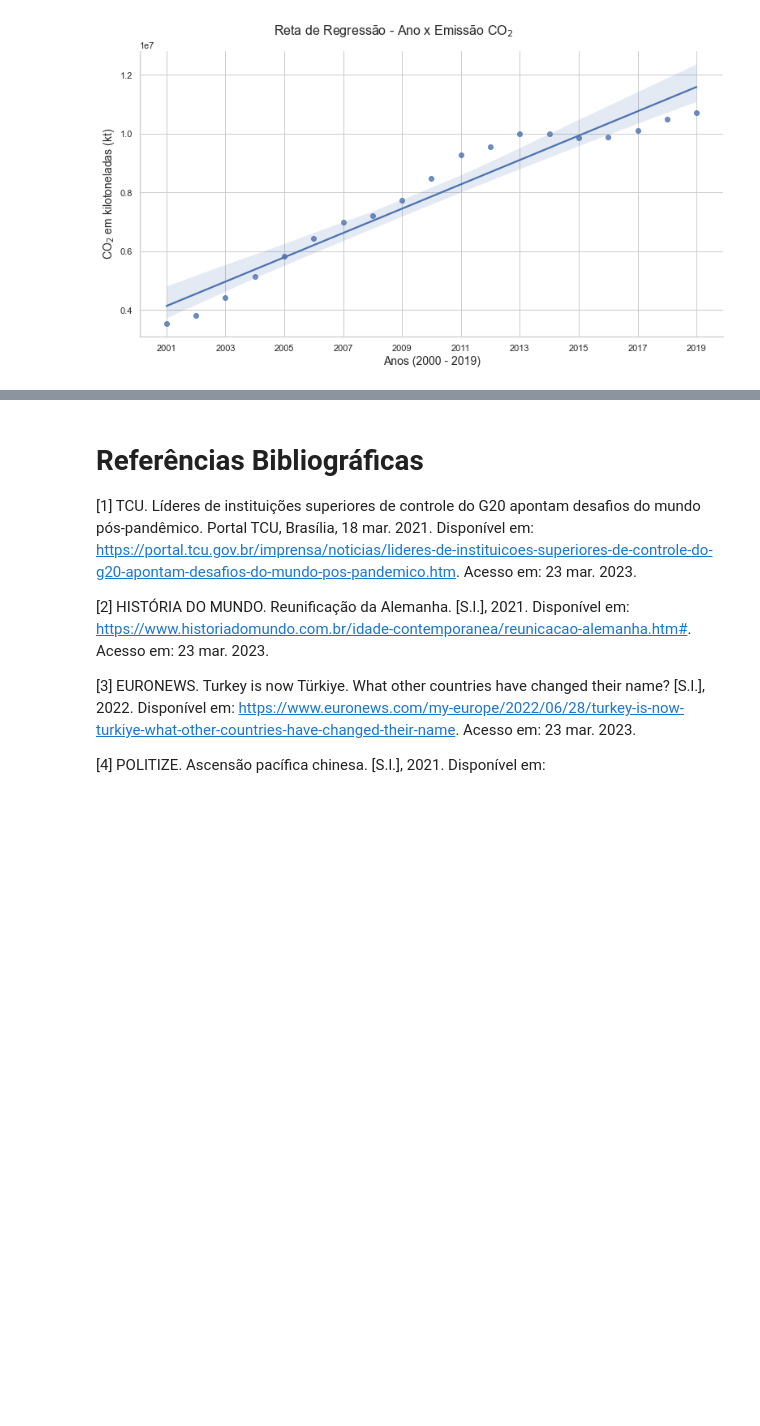
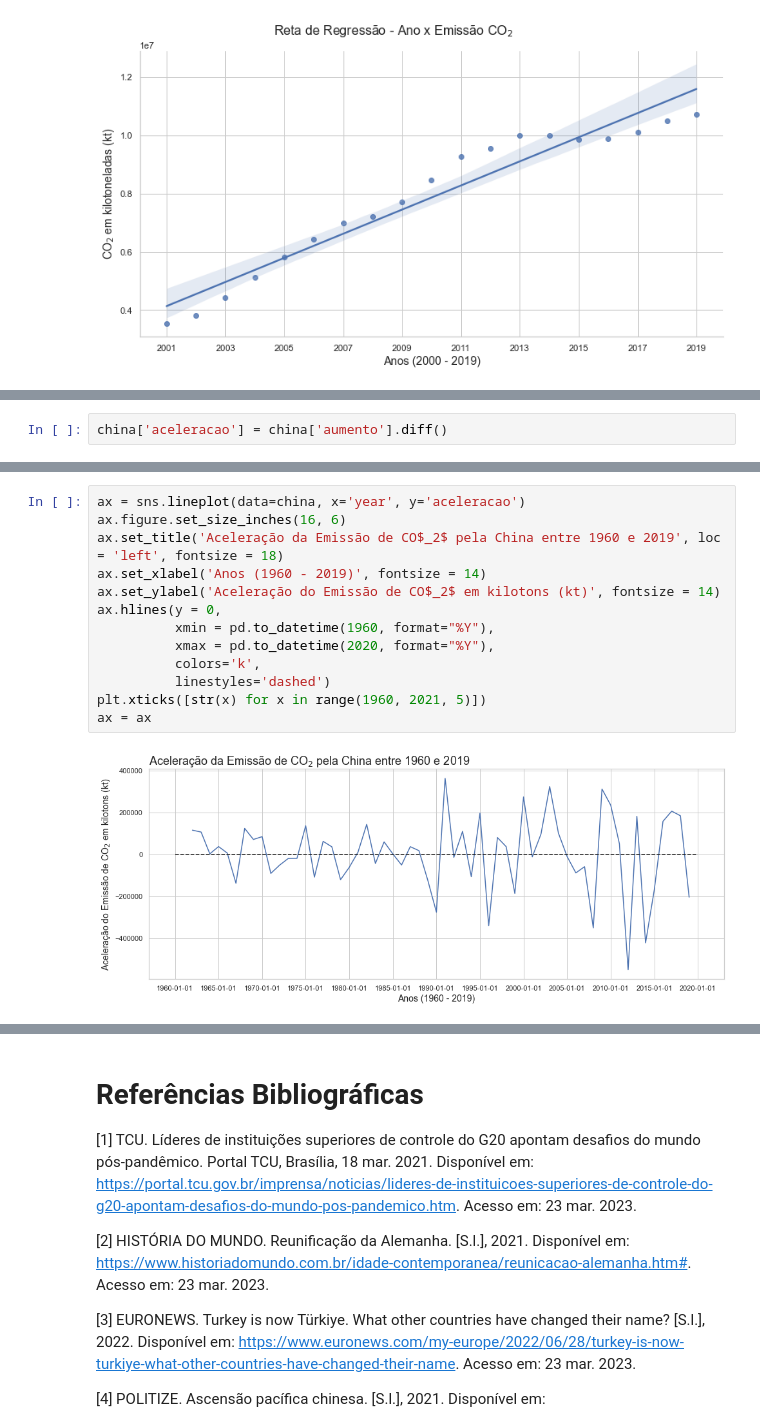
Before and after one commit to jmacedo91/01-World-Population-Data-Analysis, a Jupyter notebook: 001 - CO₂ Emissions.ipynb, the cells around one changed output, grey strips where cells are left out. Drawn from its saved outputs; the diff is of its cells as text; blank space fills up the shorter version.

```diff
--- a/001 - CO₂ Emissions.ipynb
+++ b/001 - CO₂ Emissions.ipynb
@@ -560,0 +566,2 @@ No gráfico acima a linha azul indica os períodos em que houve aumento e reduç
+# %%
+china['aceleracao'] = china['aumento'].diff()
@@ -560,0 +577,15 @@ No gráfico acima a linha azul indica os períodos em que houve aumento e reduç
+# %%
+ax = sns.lineplot(data=china, x='year', y='aceleracao')
+ax.figure.set_size_inches(16, 6)
+ax.set_title('Aceleração da Emissão de CO$_2$ pela China entre 1960 e 2019', loc = 'left', fontsize = 18)
+ax.set_xlabel('Anos (1960 - 2019)', fontsize = 14)
+ax.set_ylabel('Aceleração do Emissão de CO$_2$ em kilotons (kt)', fontsize = 14)
+ax.hlines(y = 0,
+          xmin = pd.to_datetime(1960, format="%Y"),
+          xmax = pd.to_datetime(2020, format="%Y"),
+          colors='k',
+          linestyles='dashed')
+plt.xticks([str(x) for x in range(1960, 2021, 5)])
+ax = ax
+# %% [output]
+[figure, added]
```
Also changed, not shown: parts of 91 cells of this notebook.
